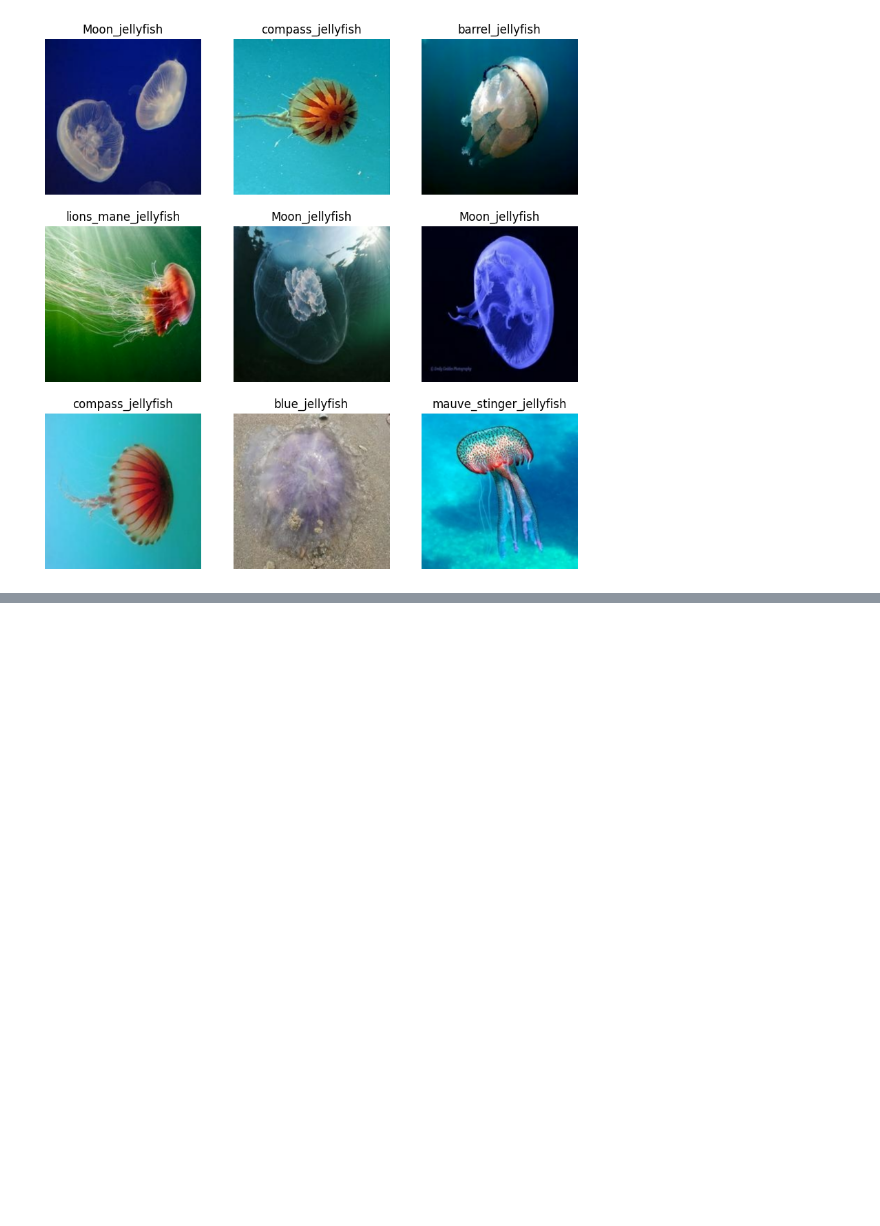
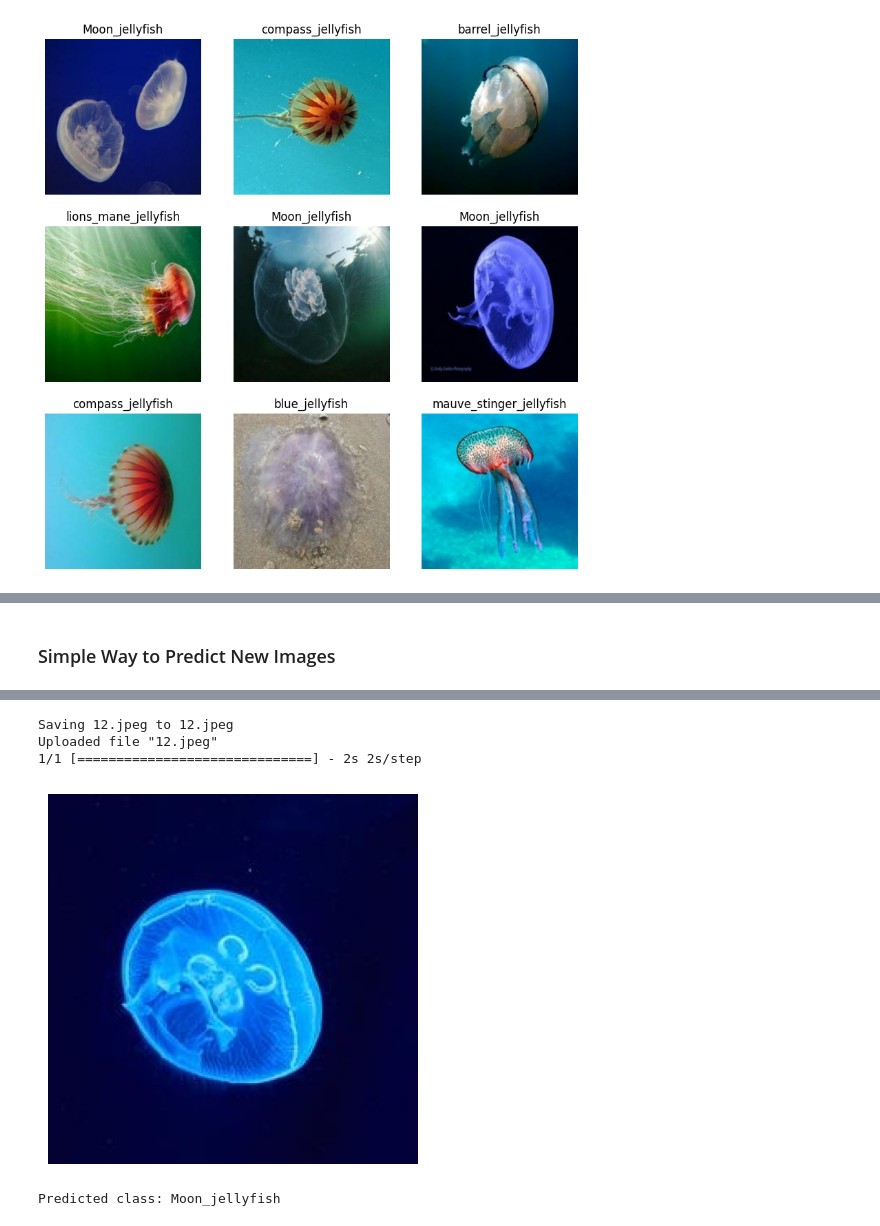
Before and after one commit to Bastian1110/Xception-Jellyfish, a Jupyter notebook: Modulo2DeepLearning.ipynb, the cells around one changed output, grey strips where cells are left out. Cells and saved outputs as stored; diff of their text form; code cells hidden in the pictures; blank space fills up the shorter version.

```diff
--- a/Modulo2DeepLearning.ipynb
+++ b/Modulo2DeepLearning.ipynb
@@ -89,6 +89,6 @@ plot_images(images, labels)
 
 Xception is a model created in 2017, it most relevant feature is the "extreme" use of inception like layers. At first, we can see that it has 87 MB of trainable parameters, but we are going to change the output layer of the model to a softmax(6) output layer, then we freeze all the layers of the original Xception model, to then un-freeze the las 22 layers of the model, leaving the final model with 79 MB of params, of which only 28 MB are trainable.
 # %%
-xception = tf.keras.applications.Xception()
+xception = tf.keras.applications.Xception(include_top=False, weights='imagenet')
 xception.summary()
 # %% [output]
@@ -345,0 +383,29 @@ We can tell with the new graphs generated by the model with new parameters, that
+# %% [markdown]
+### Simple Way to Predict New Images
+# %%
+from keras.preprocessing import image
+from google.colab import files
+
+
+def predict_image(img_path, model):
+    img = image.load_img(img_path, target_size=(224, 224))
+    img_array = image.img_to_array(img)
+    img_array = np.expand_dims(img_array, axis=0)
+
+    prediction = model.predict(img_array)
+    predicted_class = np.argmax(prediction, axis=1)
+    predicted_class_name = class_names[predicted_class[0]]
+
+    return predicted_class_name, img
+
+uploaded = files.upload()
+
+for fn in uploaded.keys():
+    print('Uploaded file "{name}"'.format(name=fn))
+    predicted_class, img = predict_image(fn, model)
+
+    plt.imshow(img)
+    plt.axis('off')
+    plt.show()
+    print('Predicted class:', predicted_class)
+# %% [output]
@@ -345,0 +413,5 @@ We can tell with the new graphs generated by the model with new parameters, that
+Saving 12.jpeg to 12.jpeg
+Uploaded file "12.jpeg"
+1/1 [==============================] - 2s 2s/step
+[figure, added]
+Predicted class: Moon_jellyfish
```
Also changed, not shown: parts of 19 cells of this notebook.
